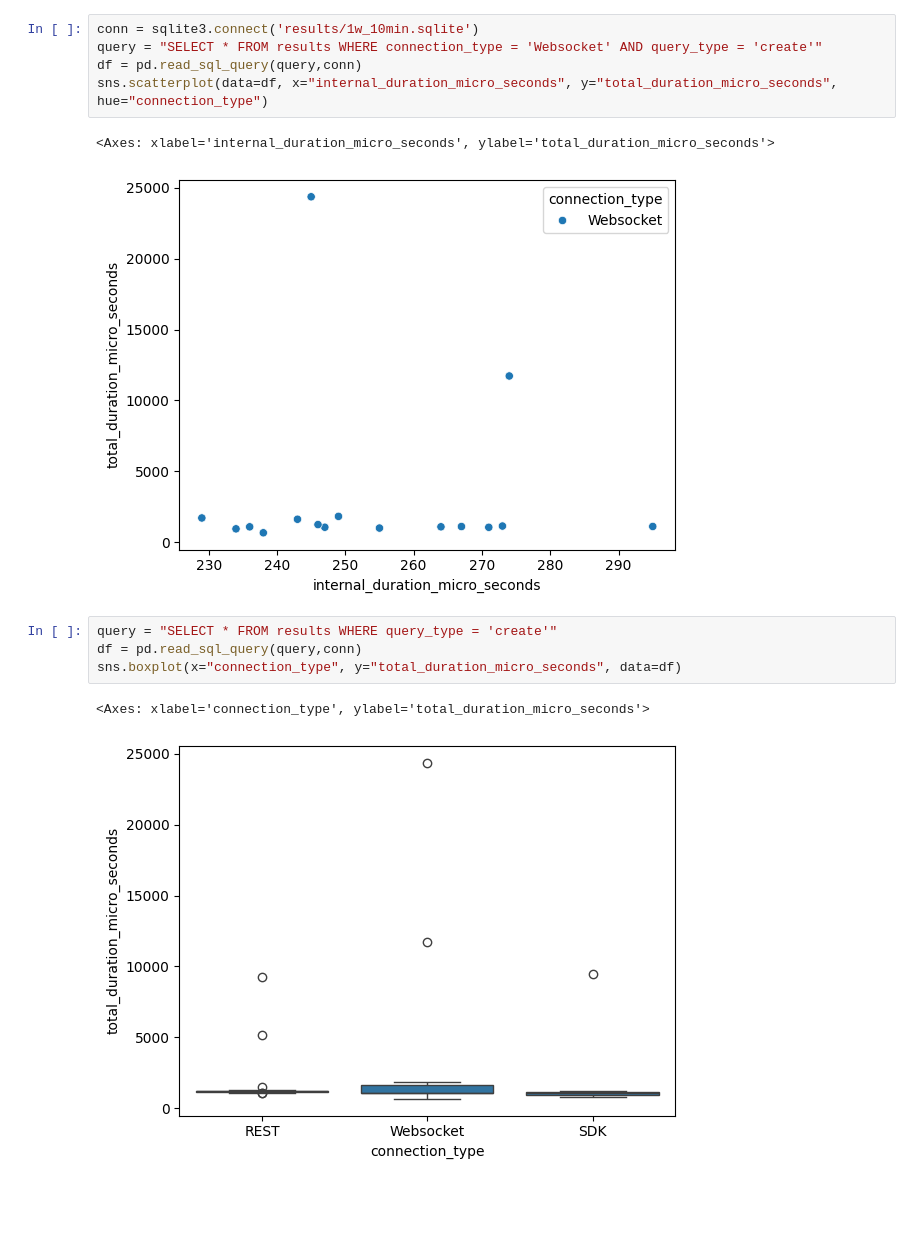
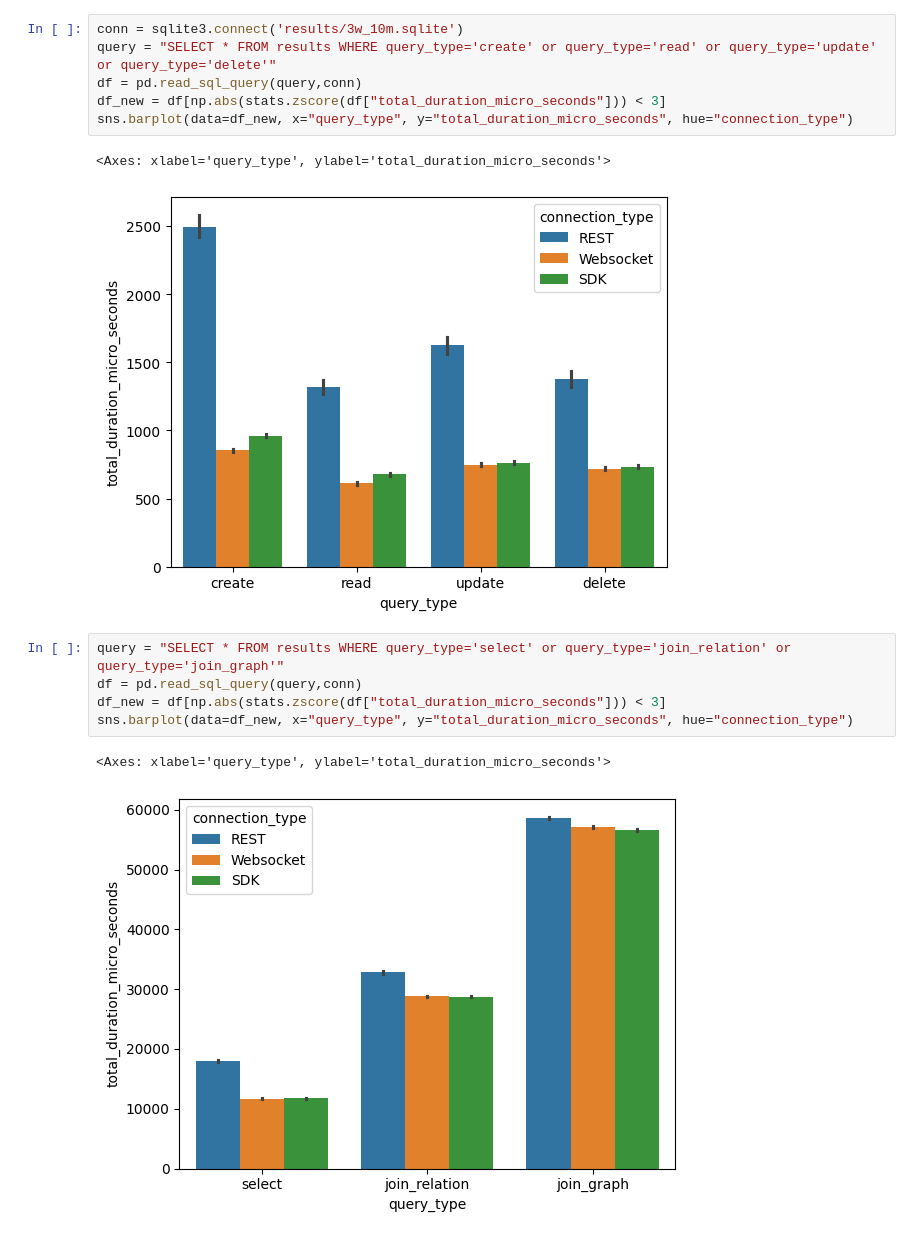
Before and after one commit to peppasd/surrealdb-benchmark, a Jupyter notebook: analysis/analysis.ipynb, the cells around one changed output. Saved outputs shown, nothing was run; the diff lists cells and outputs as text; blank space fills up the shorter version.

```diff
--- a/analysis/analysis.ipynb
+++ b/analysis/analysis.ipynb
@@ -5,15 +62,17 @@ import seaborn as sns
 # %%
-conn = sqlite3.connect('results/1w_10min.sqlite')
-query = "SELECT * FROM results WHERE connection_type = 'Websocket' AND query_type = 'create'"
+conn = sqlite3.connect('results/3w_10m.sqlite')
+query = "SELECT * FROM results WHERE query_type='create' or query_type='read' or query_type='update' or query_type='delete'"
 df = pd.read_sql_query(query,conn)
-sns.scatterplot(data=df, x="internal_duration_micro_seconds", y="total_duration_micro_seconds", hue="connection_type")
+df_new = df[np.abs(stats.zscore(df["total_duration_micro_seconds"])) < 3]
+sns.barplot(data=df_new, x="query_type", y="total_duration_micro_seconds", hue="connection_type")
 # %% [output]
-<Axes: xlabel='internal_duration_micro_seconds', ylabel='total_duration_micro_seconds'>
+<Axes: xlabel='query_type', ylabel='total_duration_micro_seconds'>
-[figure, old version]
+[figure, new version]
 # %%
-query = "SELECT * FROM results WHERE query_type = 'create'"
+query = "SELECT * FROM results WHERE query_type='select' or query_type='join_relation' or query_type='join_graph'"
 df = pd.read_sql_query(query,conn)
-sns.boxplot(x="connection_type", y="total_duration_micro_seconds", data=df)
+df_new = df[np.abs(stats.zscore(df["total_duration_micro_seconds"])) < 3]
+sns.barplot(data=df_new, x="query_type", y="total_duration_micro_seconds", hue="connection_type")
 # %% [output]
-<Axes: xlabel='connection_type', ylabel='total_duration_micro_seconds'>
+<Axes: xlabel='query_type', ylabel='total_duration_micro_seconds'>
-[figure, old version]
+[figure, new version]
```
Also changed, not shown: parts of 7 cells of this notebook, 3 other files.
